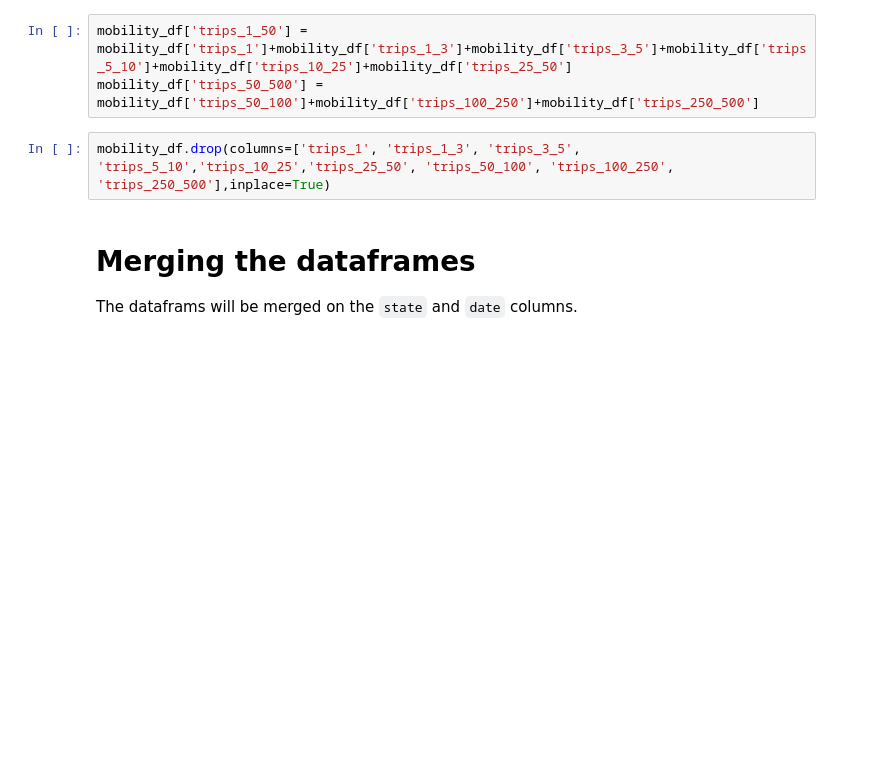
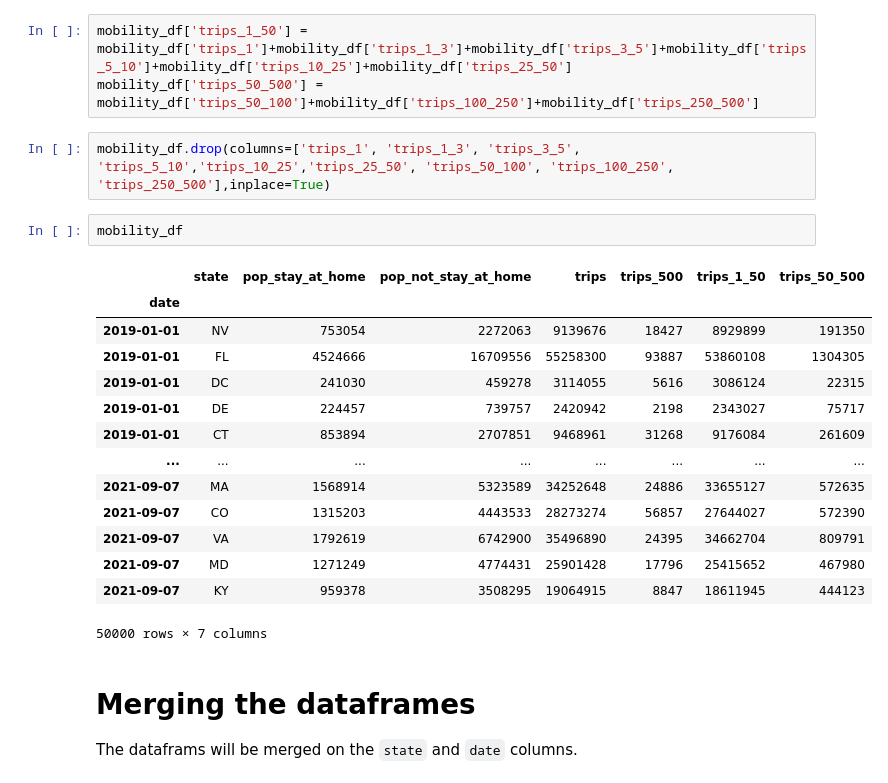
Before and after one commit to jgreene114/INFO2950Project, a Jupyter notebook: Data_Cleaning copy.ipynb, the cells around one changed output. Saved outputs shown, nothing was run; the diff lists cells and outputs as text; blank space fills up the shorter version.

```diff
--- a/Data_Cleaning copy.ipynb
+++ b/Data_Cleaning copy.ipynb
@@ -235,6 +235,23 @@ mobility_df['trips_1_50'] = mobility_df['trips_1']+mobility_df['trips_1_3']+mobi
 mobility_df['trips_50_500'] = mobility_df['trips_50_100']+mobility_df['trips_100_250']+mobility_df['trips_250_500']
 # %%
 mobility_df.drop(columns=['trips_1', 'trips_1_3', 'trips_3_5', 'trips_5_10','trips_10_25','trips_25_50', 'trips_50_100', 'trips_100_250', 'trips_250_500'],inplace=True)
+# %%
+mobility_df
+# %% [output]
+|  | state | pop_stay_at_home | pop_not_stay_at_home | trips | trips_500 | trips_1_50 | trips_50_500 |
+| date |  |  |  |  |  |  |  |
+| 2019-01-01 | NV | 753054 | 2272063 | 9139676 | 18427 | 8929899 | 191350 |
+| 2019-01-01 | FL | 4524666 | 16709556 | 55258300 | 93887 | 53860108 | 1304305 |
+| 2019-01-01 | DC | 241030 | 459278 | 3114055 | 5616 | 3086124 | 22315 |
+| 2019-01-01 | DE | 224457 | 739757 | 2420942 | 2198 | 2343027 | 75717 |
+| 2019-01-01 | CT | 853894 | 2707851 | 9468961 | 31268 | 9176084 | 261609 |
+| ... | ... | ... | ... | ... | ... | ... | ... |
+| 2021-09-07 | MA | 1568914 | 5323589 | 34252648 | 24886 | 33655127 | 572635 |
+| 2021-09-07 | CO | 1315203 | 4443533 | 28273274 | 56857 | 27644027 | 572390 |
+| 2021-09-07 | VA | 1792619 | 6742900 | 35496890 | 24395 | 34662704 | 809791 |
+| 2021-09-07 | MD | 1271249 | 4774431 | 25901428 | 17796 | 25415652 | 467980 |
+| 2021-09-07 | KY | 959378 | 3508295 | 19064915 | 8847 | 18611945 | 444123 |
+50000 rows × 7 columns
 # %% [markdown]
 # Merging the dataframes
 The dataframs will be merged on the `state` and `date` columns.
```
Also changed, not shown: parts of 6 cells of this notebook, 2 other files.
